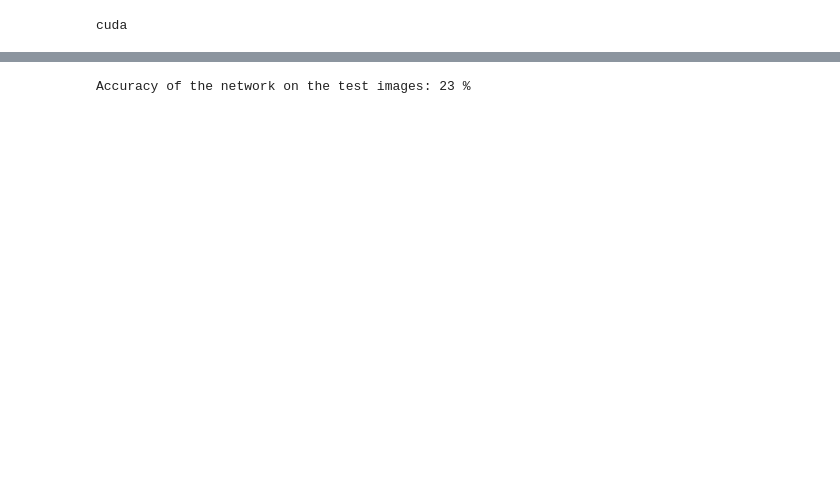
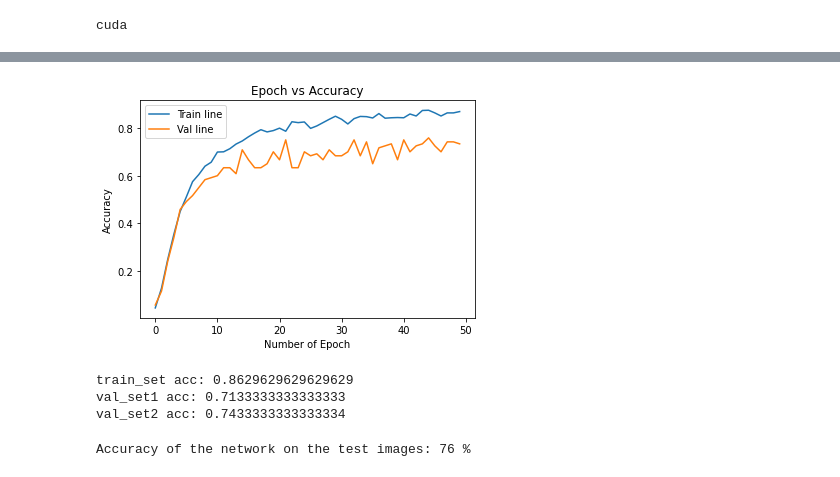
Before and after one commit to jacky3331/CSE151B-PA3, a Jupyter notebook: training.ipynb, the cells around one changed output, grey strips where cells are left out. Drawn from its saved outputs; the diff is of its cells as text; code cells hidden in the pictures; blank space fills up the shorter version.

```diff
--- a/training.ipynb
+++ b/training.ipynb
@@ -126,16 +281,53 @@ plt.show()
+# %%
+"""
+Plots the avg. accuracy curves for holdout set 1 and holdout set 2
+"""
+train_acc = (train_acc1 + train_acc2)/2
+val_acc = (val_acc1 + val_acc2)/2
+
+plt.errorbar(range(len(train_acc)), train_acc, label='Train line')
+plt.errorbar(range(len(val_acc)), val_acc, label='Val line')
+plt.title('Epoch vs Accuracy')
+plt.xlabel('Number of Epoch')
+plt.ylabel('Accuracy')
+plt.legend()
+plt.show()
+# %% [output]
+[figure, added]
+# %%
+"""
+Saves the best model after comparing holdout set 1 and holdout set 2
+"""
+val_set1_acc = result1[1]
+val_set2_acc = result2[1]
+print("train_set acc: " + str(train_acc[-2]))
+print("val_set1 acc: " + str(val_set1_acc))
+print("val_set2 acc: " + str(val_set2_acc))
+if val_set1_acc > val_set2_acc:
+    best_model = result1[0]
+else:
+    best_model = result2[0]
+# %% [output]
+train_set acc: 0.8629629629629629
+val_set1 acc: 0.7133333333333333
+val_set2 acc: 0.7433333333333334
 # %%
+"""
+Displays the accuracy of the test set using the best model found above
+"""
 total = 0
 correct = 0
 with torch.no_grad():
-    nn_model.eval()
+    best_model.eval()
     for data in test_dataloader:
         images, labels = data
         images, labels = images.cuda(), labels.cuda()
-        outputs = nn_model(images)
+        outputs = best_model(images)
         _, predicted = torch.max(outputs.data, 1)
         total += labels.size(0)
         correct += (predicted == labels).sum().item()
+    accuracy = correct / total
 
 print('Accuracy of the network on the test images: %d %%' % (100 * correct / total))
 # %% [output]
-Accuracy of the network on the test images: 23 %
+Accuracy of the network on the test images: 76 %
```
Also changed, not shown: parts of 19 cells of this notebook, 2 other files.
